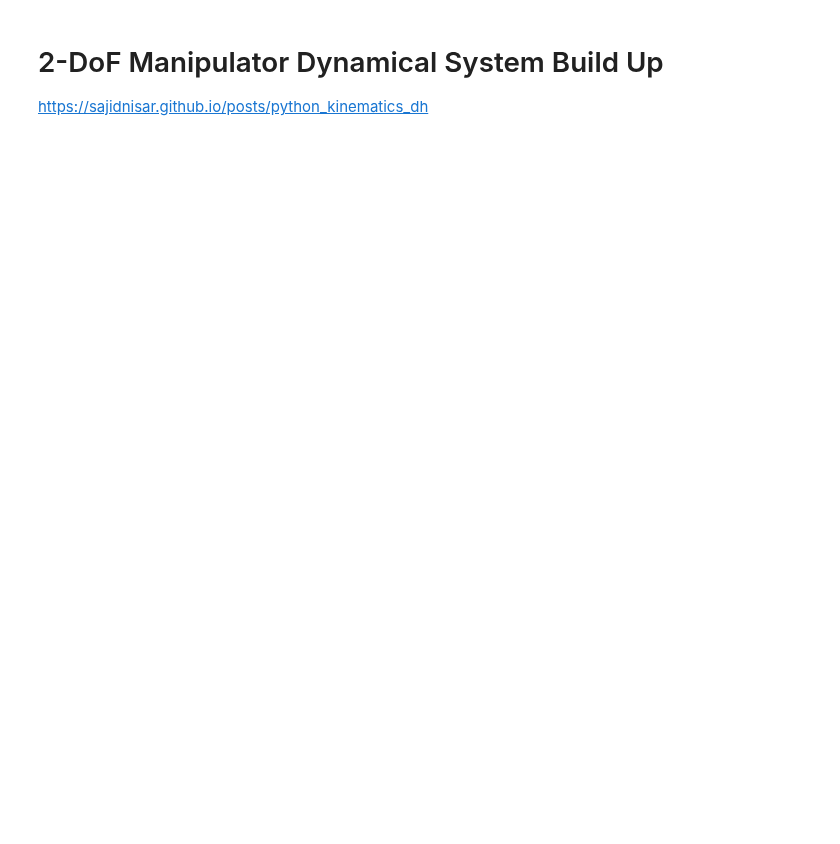
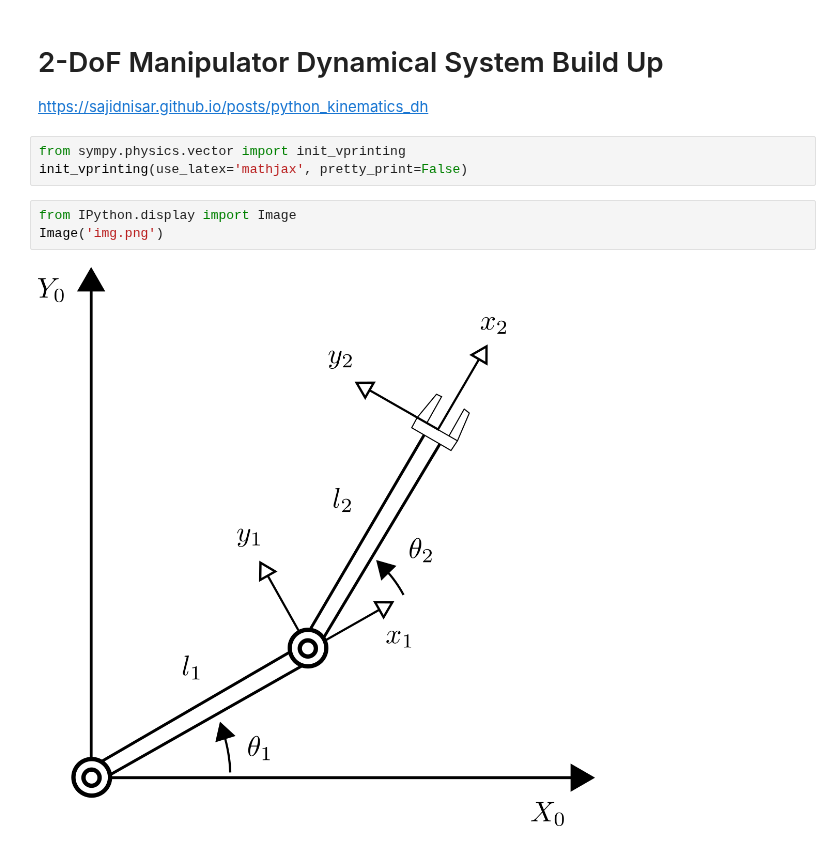
Before and after one commit to XueqianDeng/de_novo_rl, a Jupyter notebook: help_wulf_raw.ipynb, the cells around one changed output. Drawn from its saved outputs; the diff is of its cells as text; blank space fills up the shorter version.

```diff
--- a/help_wulf_raw.ipynb
+++ b/help_wulf_raw.ipynb
@@ -245,3 +244,11 @@ print("Range of projectile is {:3.1f} m".format(x[counter]))
 # %% [markdown]
 # 2-DoF Manipulator Dynamical System Build Up
 https://sajidnisar.github.io/posts/python_kinematics_dh
+# %%
+from sympy.physics.vector import init_vprinting
+init_vprinting(use_latex='mathjax', pretty_print=False)
+# %%
+from IPython.display import Image
+Image('img.png')
+# %% [output]
+[figure, added]
```
Also changed, not shown: parts of 4 cells of this notebook, 1 other file.
